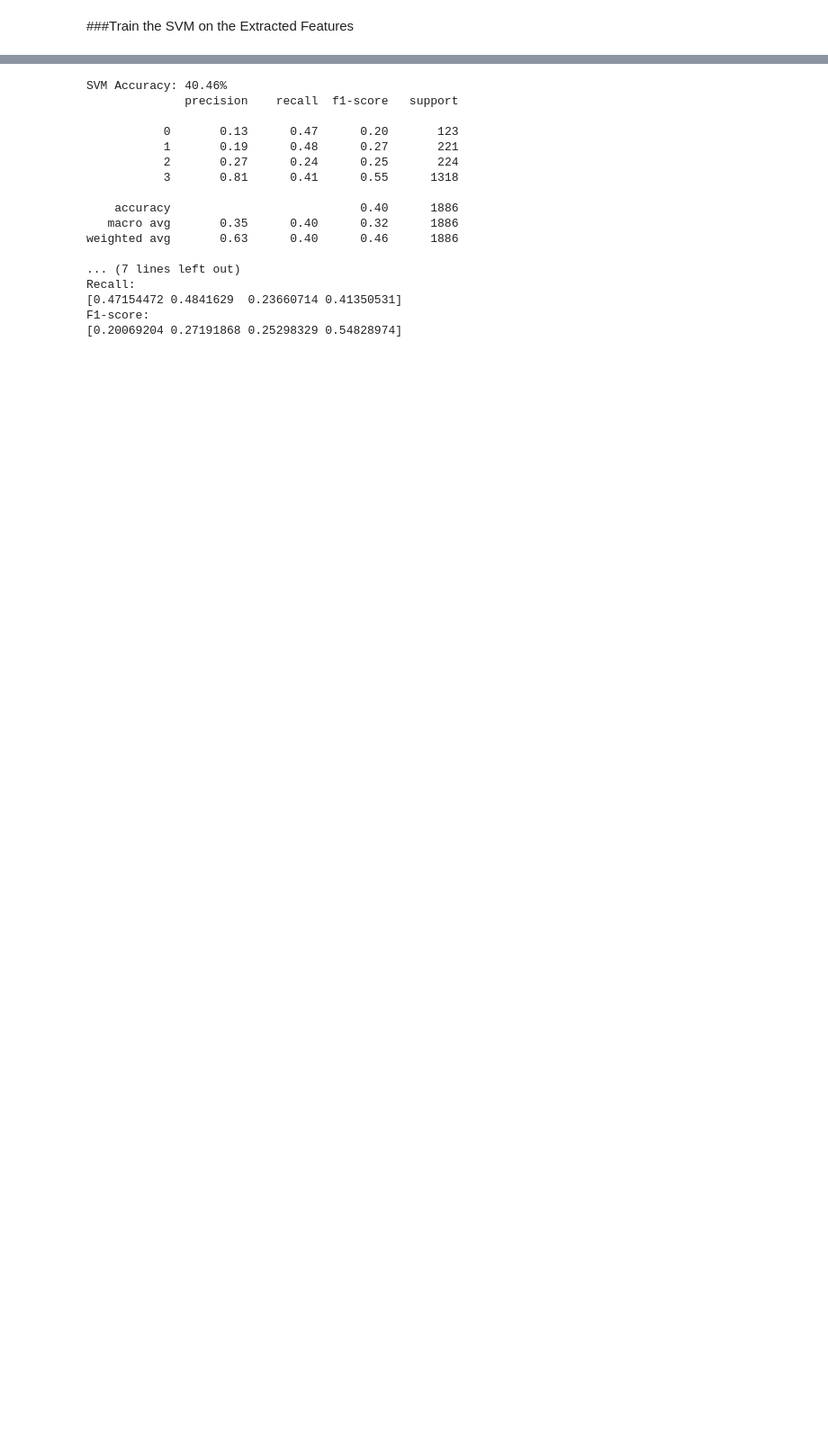
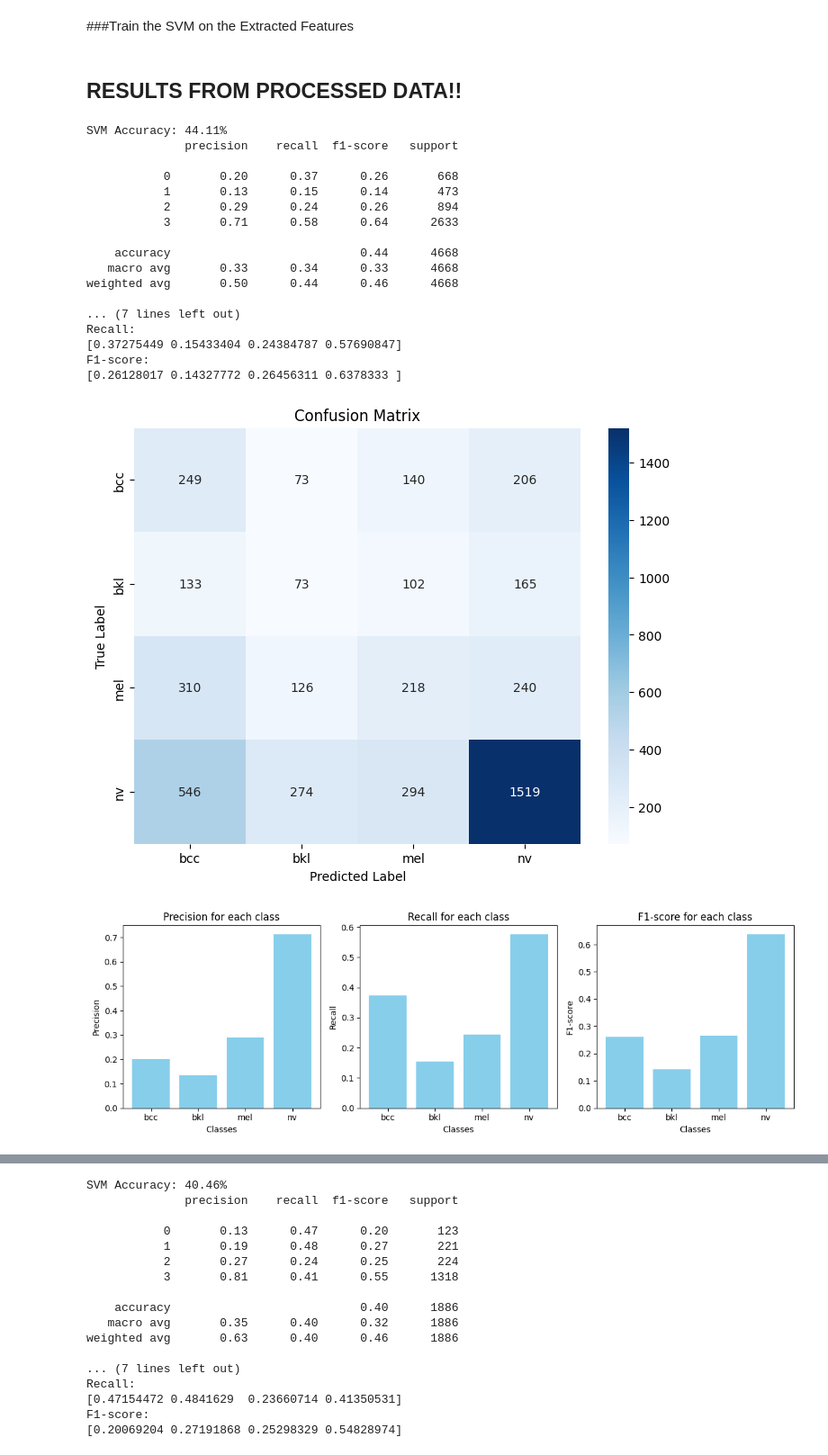
Before and after one commit to reaahuja/DermAI-Skin-Cancer-Detection, a Jupyter notebook: BaselineModel.ipynb, the cells around one changed output, grey strips where cells are left out. Shown at 90% size. Saved outputs shown, nothing was run; the diff lists cells and outputs as text; code cells hidden in the pictures; blank space fills up the shorter version.

Commit message:
testing the baseline model on processed dataset

```diff
--- a/BaselineModel.ipynb
+++ b/BaselineModel.ipynb
@@ -318,7 +320,7 @@ plt.imshow(new)
 # %%
 # navigate to the directory with the imported datasets
 import os
-proj_dir = '/content/data'
+proj_dir = '/Users/maishimozato/APS360_Project/aps360dataset'
 os.chdir(proj_dir)
 
 if os.path.exists('.ipynb_checkpoints'):
@@ -568,3 +584,31 @@ def plot_metrics(precision, recall, f1):
 
     plt.tight_layout()
     plt.show()
+# %% [markdown]
+## RESULTS FROM PROCESSED DATA!!
+# %%
+# Train SVM classifier and get accuracy
+svm_classifier, accuracy, conf_matrix, precision, recall, f1 = train_svm(X_train, Y_train, X_test, Y_test)
+
+plot_confusion_matrix(conf_matrix)
+plot_metrics(precision, recall, f1)
+# %% [output]
+SVM Accuracy: 44.11%
+              precision    recall  f1-score   support
+
+           0       0.20      0.37      0.26       668
+           1       0.13      0.15      0.14       473
+           2       0.29      0.24      0.26       894
+           3       0.71      0.58      0.64      2633
+
+    accuracy                           0.44      4668
+   macro avg       0.33      0.34      0.33      4668
+weighted avg       0.50      0.44      0.46      4668
+
+... (7 lines left out)
+Recall:
+[0.37275449 0.15433404 0.24384787 0.57690847]
+F1-score:
+[0.26128017 0.14327772 0.26456311 0.6378333 ]
+[figure, added]
+[figure, added]
```
Also changed, not shown: parts of 7 cells of this notebook, 2 other files.
